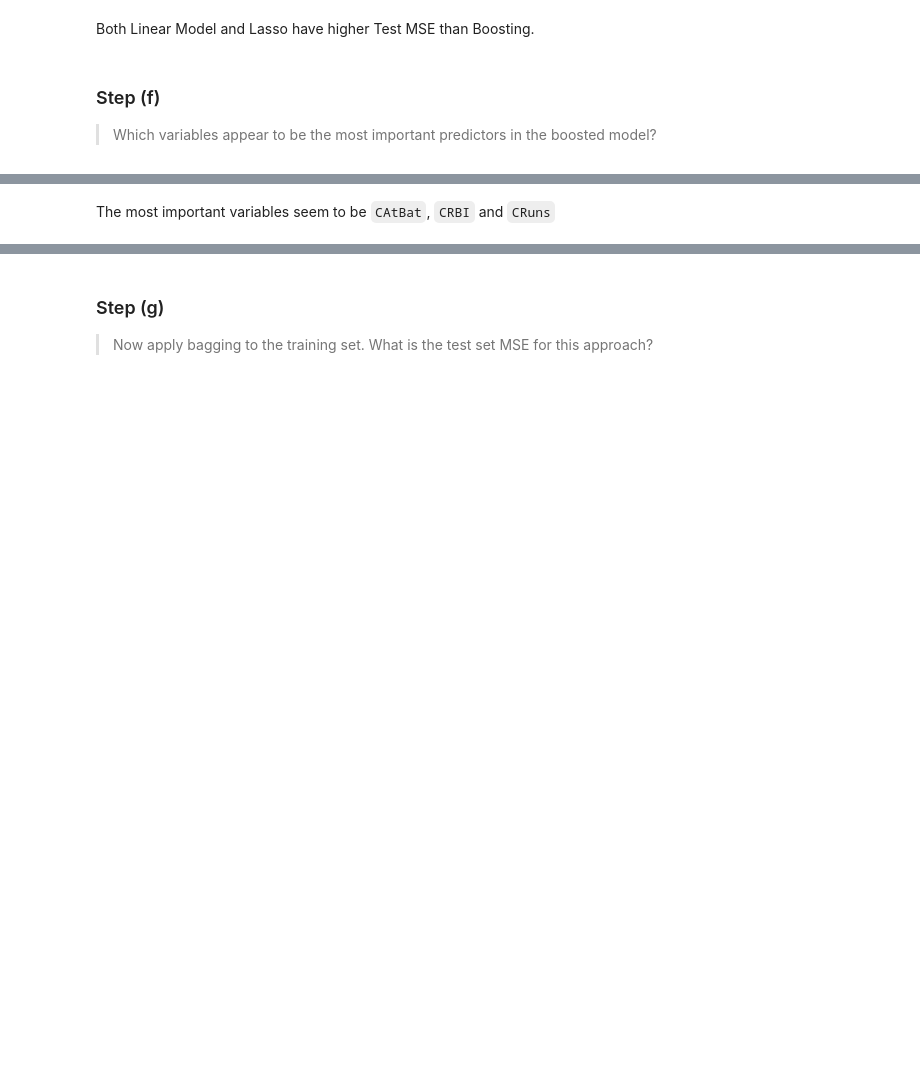
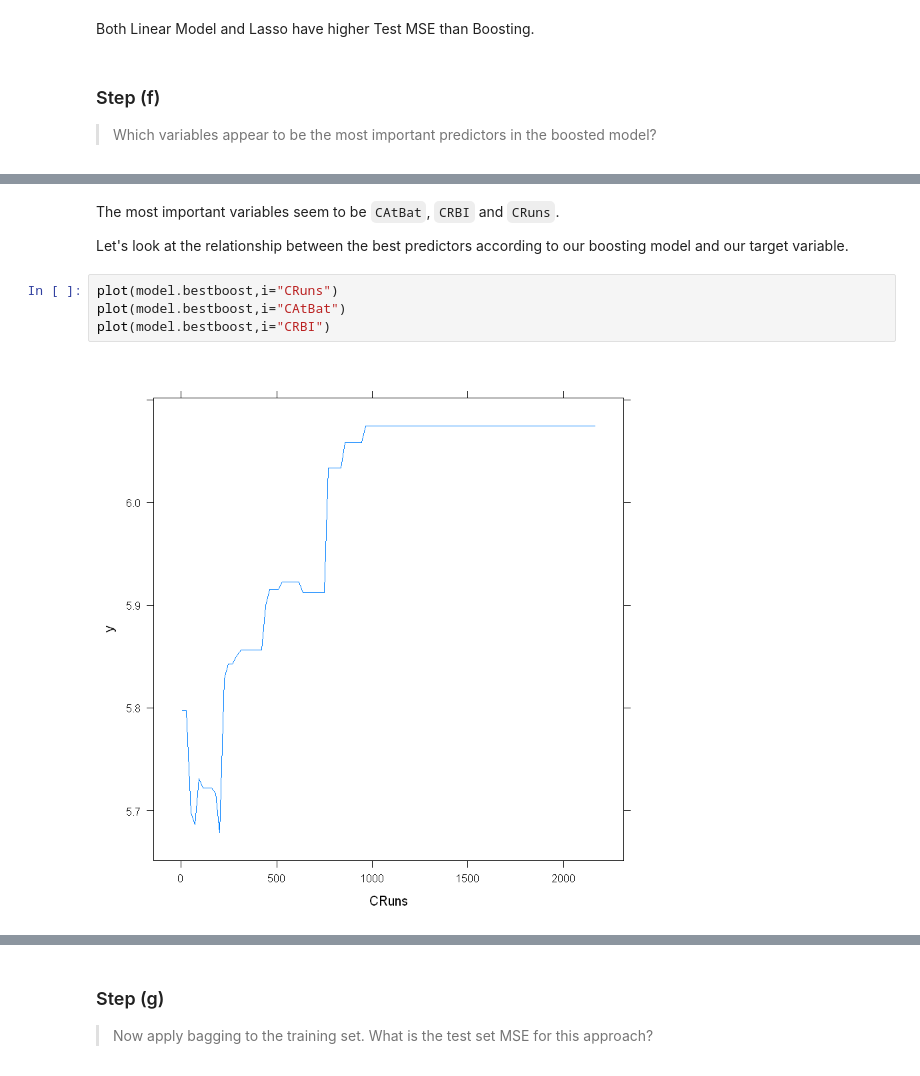
Before and after one commit to KamranMK/ISLR-Solutions, a Jupyter notebook: 8 Tree-Based Methods/8-tree-based-methods-exercises.ipynb, the cells around one changed output, grey strips where cells are left out. Drawn from its saved outputs; the diff is of its cells as text; blank space fills up the shorter version.

```diff
--- a/8 Tree-Based Methods/8-tree-based-methods-exercises.ipynb
+++ b/8 Tree-Based Methods/8-tree-based-methods-exercises.ipynb
@@ -289,2 +354,10 @@ summary(model.bestboost)
 # %% [markdown]
-The most important variables seem to be `CAtBat`, `CRBI` and `CRuns`
+The most important variables seem to be `CAtBat`, `CRBI` and `CRuns`.
+
+Let's look at the relationship between the best predictors according to our boosting model and our target variable.
+# %%
+plot(model.bestboost,i="CRuns")
+plot(model.bestboost,i="CAtBat")
+plot(model.bestboost,i="CRBI")
+# %% [output]
+[figure, added]
```
Also changed, not shown: parts of 23 cells of this notebook, 9 other files.
